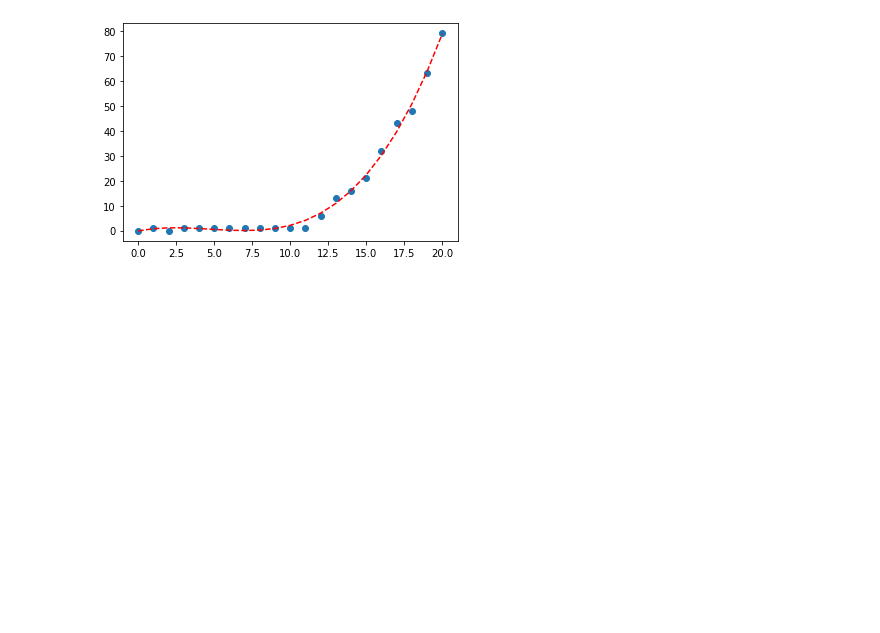
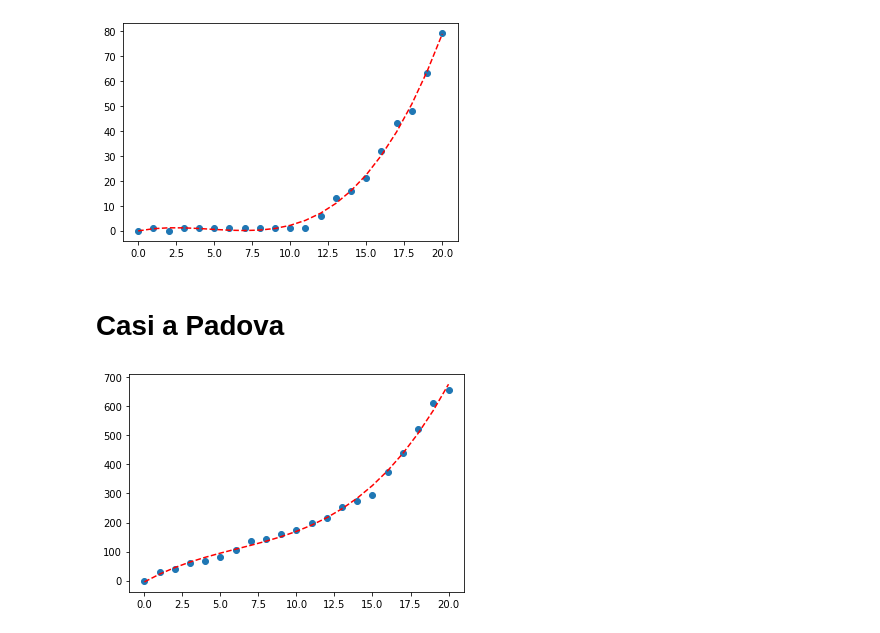
Before and after one commit to mircozanchi/COVID-19, a Jupyter notebook: notebooks/Pistoia.ipynb, the cells around one changed output. Cells and saved outputs as stored; diff of their text form; code cells hidden in the pictures; blank space fills up the shorter version.

Commit message:
Add Padova, Lodi and Bergamo charts

```diff
--- a/notebooks/Pistoia.ipynb
+++ b/notebooks/Pistoia.ipynb
@@ -31,3 +32,28 @@ plt.plot(x,p(x),"r--")
 plt.show()
 # %% [output]
 [figure]
+# %%
+day = start_date
+cases = {}
+while day<=datetime.date.today():
+    day_str = day.strftime("%Y%m%d")
+    filename = '../dati-province/dpc-covid19-ita-province-' + day_str + '.csv'
+    df = pd.read_csv(filename)
+    cases[day_str] = int(df[df["denominazione_provincia"]=='Padova']["totale_casi"])
+    day = day + datetime.timedelta(days = 1)
+cases_df = pd.DataFrame.from_dict(cases, orient='index')
+cases_df = cases_df.reset_index()
+cases_df = cases_df.rename(columns={"index": "Day", 0: "Cases"})
+# %% [markdown]
+# Casi a Padova
+# %%
+x = cases_df.index
+y = cases_df["Cases"]
+plt.scatter(x, y)
+
+z = np.polyfit(x, y, 3)
+p = np.poly1d(z)
+plt.plot(x,p(x),"r--")
+plt.show()
+# %% [output]
+[figure, added]
```
Also changed, not shown: parts of 5 cells of this notebook.
